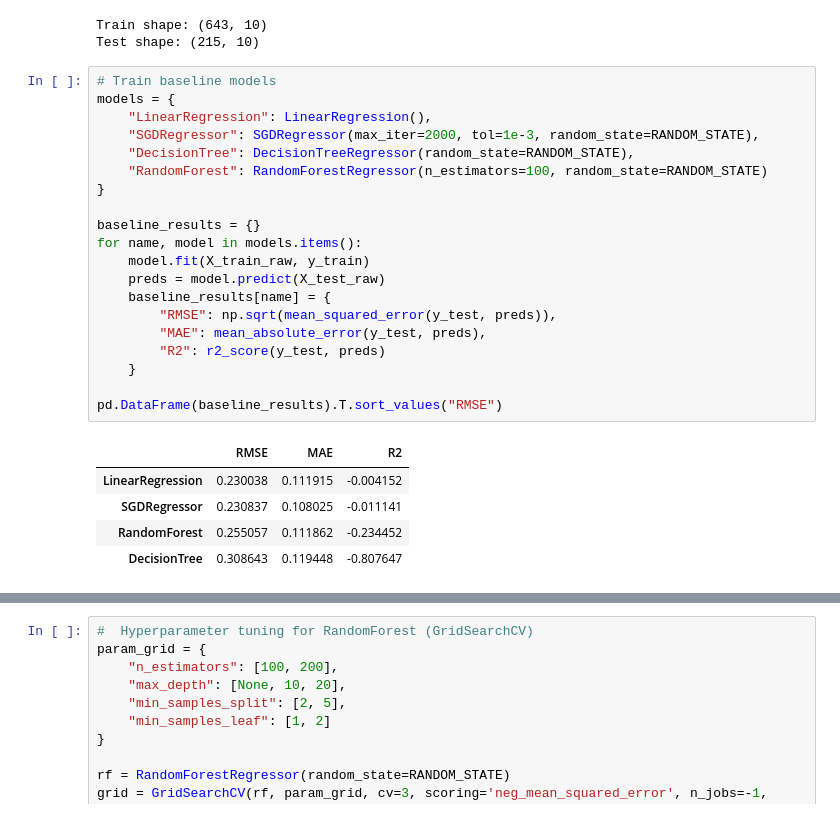
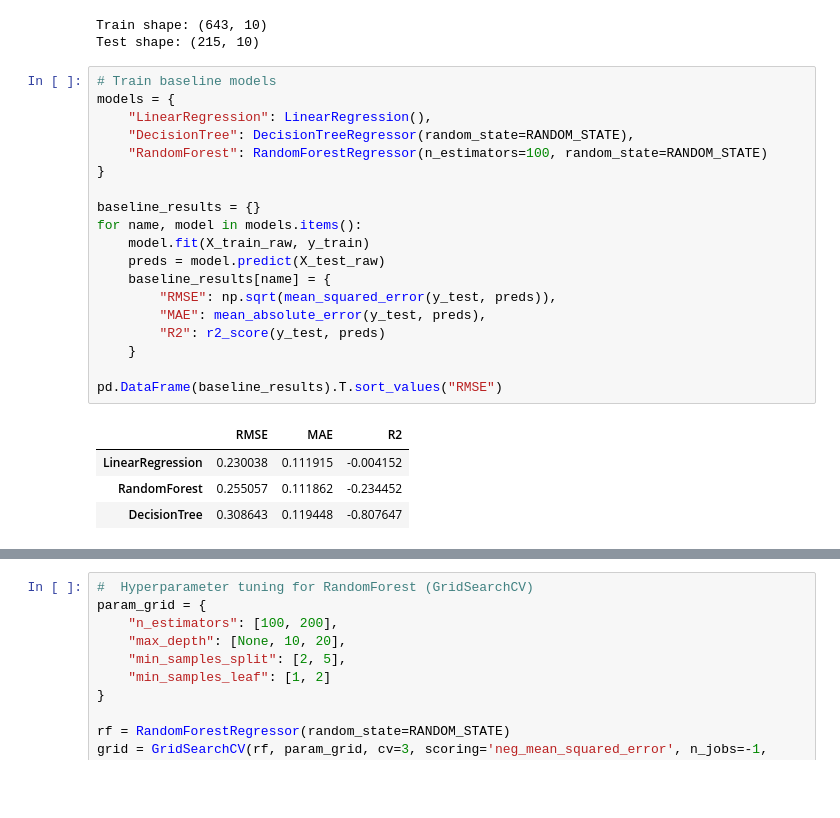
Before and after one commit to noel-odero/cervical-cancer-prediction, a Jupyter notebook: model-training/Model.ipynb, the cells around one changed output, grey strips where cells are left out. Saved outputs shown, nothing was run; the diff lists cells and outputs as text; blank space fills up the shorter version.

```diff
--- a/model-training/Model.ipynb
+++ b/model-training/Model.ipynb
@@ -620,26 +620,24 @@ Test shape: (215, 10)
 # %%
 # Train baseline models
 models = {
     "LinearRegression": LinearRegression(),
-    "SGDRegressor": SGDRegressor(max_iter=2000, tol=1e-3, random_state=RANDOM_STATE),
     "DecisionTree": DecisionTreeRegressor(random_state=RANDOM_STATE),
     "RandomForest": RandomForestRegressor(n_estimators=100, random_state=RANDOM_STATE)
 }
 
 baseline_results = {}
 for name, model in models.items():
     model.fit(X_train_raw, y_train)
     preds = model.predict(X_test_raw)
     baseline_results[name] = {
         "RMSE": np.sqrt(mean_squared_error(y_test, preds)),
         "MAE": mean_absolute_error(y_test, preds),
         "R2": r2_score(y_test, preds)
     }
 
 pd.DataFrame(baseline_results).T.sort_values("RMSE")
 # %% [output]
 |  | RMSE | MAE | R2 |
 | LinearRegression | 0.230038 | 0.111915 | -0.004152 |
-| SGDRegressor | 0.230837 | 0.108025 | -0.011141 |
 | RandomForest | 0.255057 | 0.111862 | -0.234452 |
 | DecisionTree | 0.308643 | 0.119448 | -0.807647 |
```
Also changed, not shown: parts of 7 cells of this notebook.
